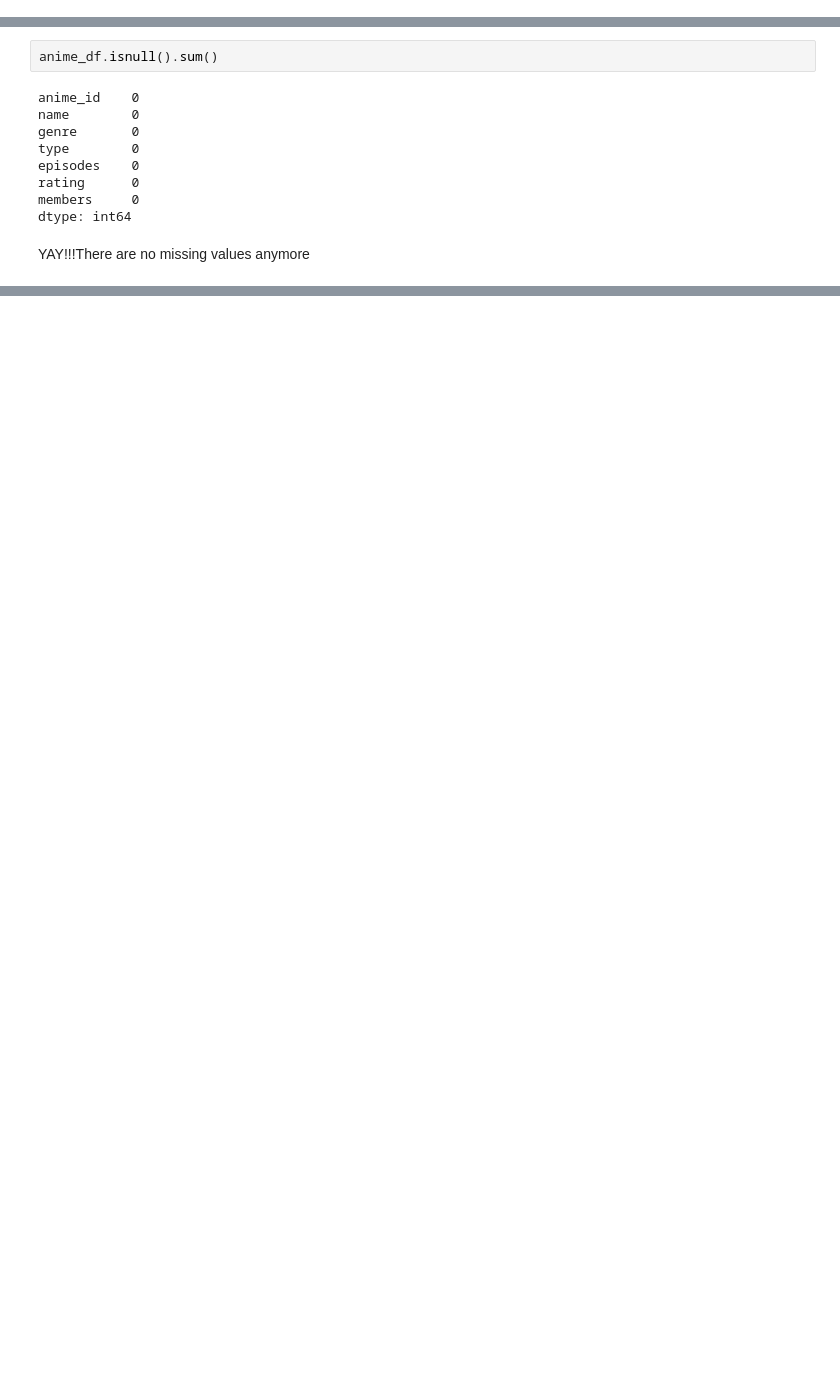
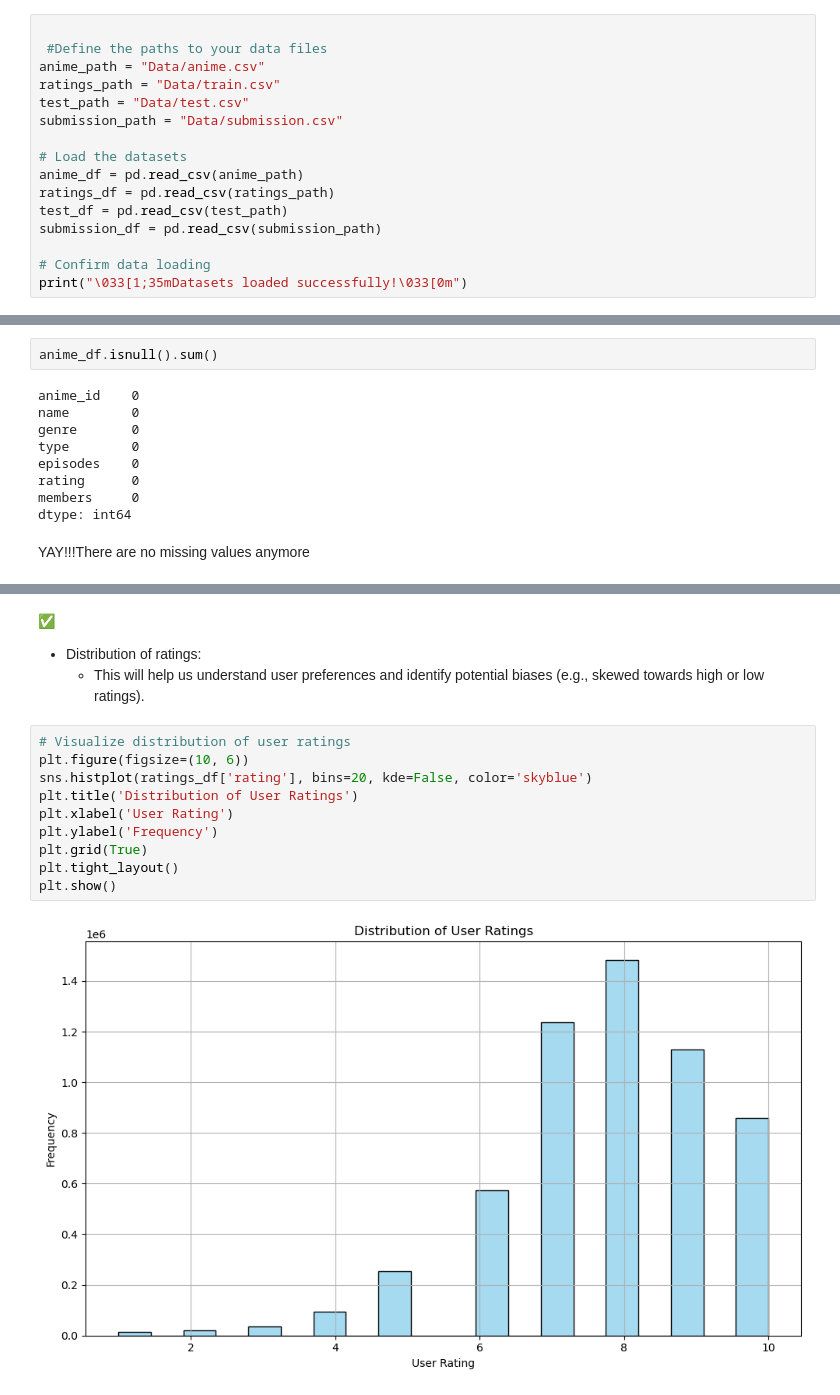
Before and after one commit to melokuhle17/Group1-Unsupervised-Learning, a Jupyter notebook: Anime.ipynb, the cells around one changed output, grey strips where cells are left out. Drawn from its saved outputs; the diff is of its cells as text; blank space fills up the shorter version.

```diff
--- a/Anime.ipynb
+++ b/Anime.ipynb
@@ -137,0 +157,16 @@ genre,type and rating consist of 62,25 and 230 null entries  respectively. Our s
+# %%
+
+ #Define the paths to your data files
+anime_path = "Data/anime.csv"
+ratings_path = "Data/train.csv"
+test_path = "Data/test.csv"
+submission_path = "Data/submission.csv"
+
+# Load the datasets
+anime_df = pd.read_csv(anime_path)
+ratings_df = pd.read_csv(ratings_path)
+test_df = pd.read_csv(test_path)
+submission_df = pd.read_csv(submission_path)
+
+# Confirm data loading
+print("\033[1;35mDatasets loaded successfully!\033[0m")
@@ -273,0 +537,16 @@ Now all the irrelevent words on the name column are removed
+# %% [markdown]
+✅
+* Distribution of ratings:
+    - This will help us understand user preferences and identify potential biases (e.g., skewed towards high or low ratings).
+# %%
+# Visualize distribution of user ratings
+plt.figure(figsize=(10, 6))
+sns.histplot(ratings_df['rating'], bins=20, kde=False, color='skyblue')
+plt.title('Distribution of User Ratings')
+plt.xlabel('User Rating')
+plt.ylabel('Frequency')
+plt.grid(True)
+plt.tight_layout()
+plt.show()
+# %% [output]
+[figure, added]
```
Also changed, not shown: parts of 100 cells of this notebook, 6 other files.
